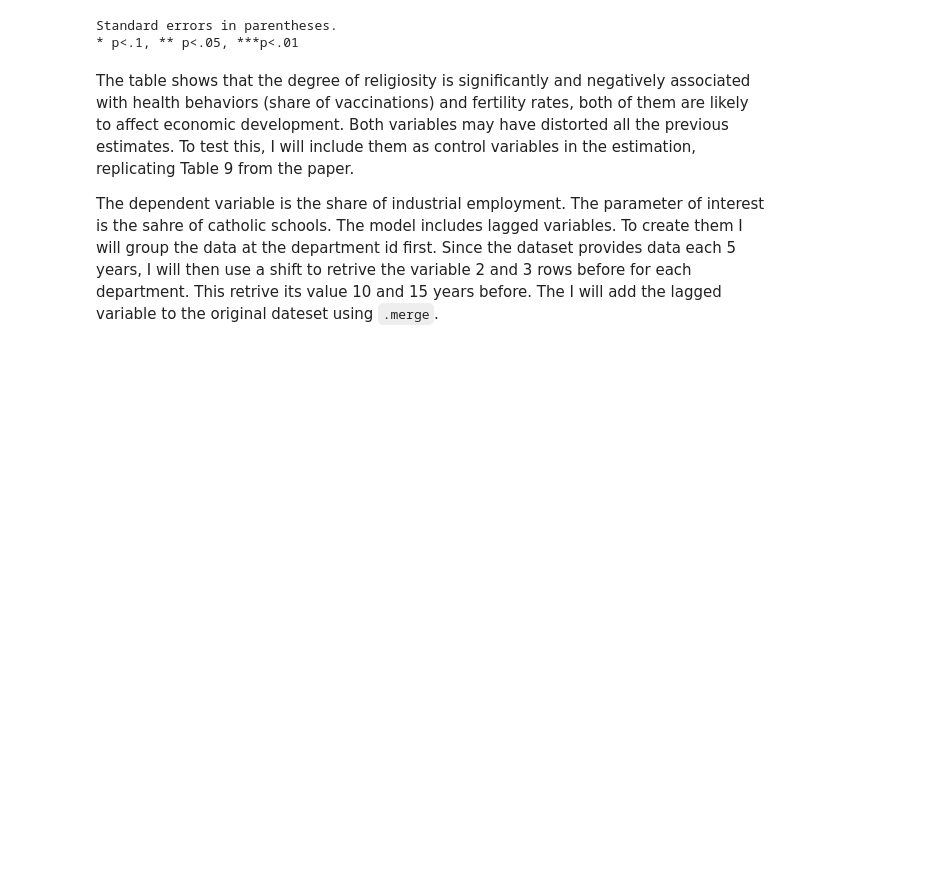
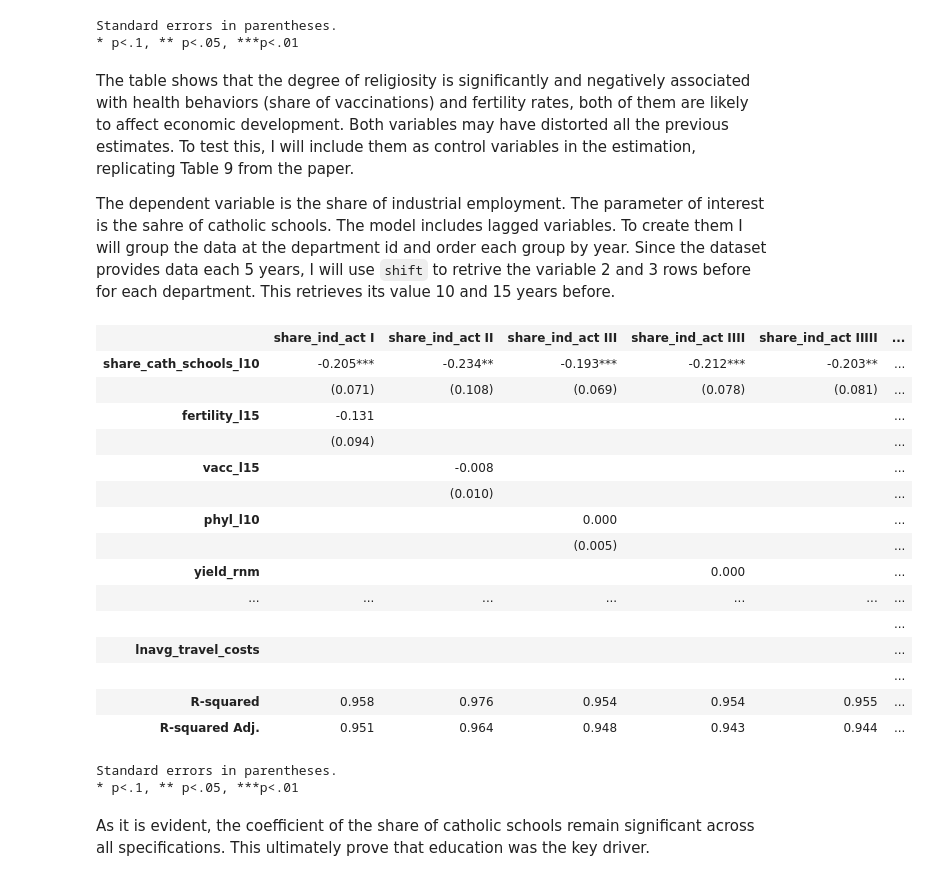
Before and after one commit to luca-caggiano/Academic-Projects, a Jupyter notebook: Impact of religion on economic development/main.ipynb, the cells around one changed output. Cells and saved outputs as stored; diff of their text form; code cells hidden in the pictures; blank space fills up the shorter version.

Commit message:
panel analysis

```diff
--- a/Impact of religion on economic development/main.ipynb
+++ b/Impact of religion on economic development/main.ipynb
@@ -353,12 +353,55 @@ Standard errors in parentheses.
 # %% [markdown]
 The table shows that the degree of religiosity is significantly and negatively associated with health behaviors (share of vaccinations) and fertility rates, both of them are likely to affect economic development. Both variables may have distorted all the previous estimates. To test this, I will include them as control variables in the estimation, replicating Table 9 from the paper.
 
-The dependent variable is the share of industrial employment. The parameter of interest is the sahre of catholic schools. The model includes lagged variables. To create them I will group the data at the department id first. Since the dataset provides data each 5 years, I will then use a shift to retrive the variable 2 and 3 rows before for each department. This retrive its value 10 and 15 years before. The I will add the lagged variable to the original dateset using `.merge`.
+The dependent variable is the share of industrial employment. The parameter of interest is the sahre of catholic schools. The model includes lagged variables. To create them I will group the data at the department id and order each group by year. Since the dataset provides data each 5 years, I will use `shift` to retrive the variable 2 and 3 rows before for each department. This retrieves its value 10 and 15 years before.
 # %%
-covariates = ["fert_princeton_index", "share_vac_needed", "phyl_dummy", "yield", "lnagr_land", "french_immigrants_p10", "share_urban", "extra_gov_subs_pc", "lnavg_travel_costs"]
-schooling_controls = ["enrol_rate", "lnstud_ps", "lnschools_total"]
-fe = ["year", "department_id"]
+panel_data = pd.read_stata("Data/3a.panel_dataset.dta")
+panel_labels = var_labels("Data/3a.panel_dataset.dta")
 
-panel_data = pd.read_stata("Data/3a.panel_dataset.dta",
-                           columns= fe + ["share_cath_schools"] + covariates + schooling_controls )
-panel_labels = var_labels("Data/3a.panel_dataset.dta")
+panel_data = (panel_data.sort_values(["department_id", "year"])
+              .assign(share_cath_schools_l10 = panel_data.groupby("department_id")["share_cath_schools"].shift(2),
+                      fertility_l15 = panel_data.groupby("department_id")["fert_princeton_index"].shift(3),
+                      vacc_l15 = panel_data.groupby("department_id")["share_vac_needed"].shift(3),
+                      phyl_l10 = panel_data.groupby("department_id")["phyl_dummy"].shift(2),
+                      lnschools_total_l10 = panel_data.groupby("department_id")["lnschools_total"].shift(2),
+                      enrol_rate_l10 = panel_data.groupby("department_id")["enrol_rate"].shift(2),
+                      lnstud_ps_l10 = panel_data.groupby("department_id")["lnstud_ps"].shift(2))
+              )
+
+panel_data.rename(columns={"yield" : "yield_rnm"},inplace=True) # I renamed yield because it raised an error when I run the model. Probably is a key word in Python.
+# %%
+covariates = ["fertility_l15", "vacc_l15", "phyl_l10", "yield_rnm","lnagr_land", "french_immigrants_p10", "share_urban", "extra_gov_subs_pc", "lnavg_travel_costs"]
+schooling_controls = ["enrol_rate_l10", "lnstud_ps_l10", "lnschools_total_l10"]
+fe = ["C(year)", "C(department_id)"]
+# %%
+models = []
+for i,cov in enumerate(covariates, start=1):
+    model = smf.ols(formula = f"share_ind_act ~ share_cath_schools_l10 + {cov} +  lnpop + {" + ".join(schooling_controls + fe)}", data=panel_data)
+    reg = model.fit(cov_type="cluster", cov_kwds={"groups" : panel_data.loc[model.data.row_labels,"department_id"]})
+    models.append(reg)
+# %%
+order = ["share_cath_schools_l10"] + covariates
+table9 = summary_col(models, regressor_order=order, drop_omitted=True, stars=True,
+                     float_format="%.3f")
+table9
+# %% [output]
+|  | share_ind_act I | share_ind_act II | share_ind_act III | share_ind_act IIII | share_ind_act IIIII | ... |
+| share_cath_schools_l10 | -0.205*** | -0.234** | -0.193*** | -0.212*** | -0.203** | ... |
+|  | (0.071) | (0.108) | (0.069) | (0.078) | (0.081) | ... |
+| fertility_l15 | -0.131 |  |  |  |  | ... |
+|  | (0.094) |  |  |  |  | ... |
+| vacc_l15 |  | -0.008 |  |  |  | ... |
+|  |  | (0.010) |  |  |  | ... |
+| phyl_l10 |  |  | 0.000 |  |  | ... |
+|  |  |  | (0.005) |  |  | ... |
+| yield_rnm |  |  |  | 0.000 |  | ... |
+| ... | ... | ... | ... | ... | ... | ... |
+|  |  |  |  |  |  | ... |
+| lnavg_travel_costs |  |  |  |  |  | ... |
+|  |  |  |  |  |  | ... |
+| R-squared | 0.958 | 0.976 | 0.954 | 0.954 | 0.955 | ... |
+| R-squared Adj. | 0.951 | 0.964 | 0.948 | 0.943 | 0.944 | ... |
+Standard errors in parentheses.
+* p<.1, ** p<.05, ***p<.01
+# %% [markdown]
+As it is evident, the coefficient of the share of catholic schools remain significant across all specifications. This ultimately prove that education was the key driver.
```
